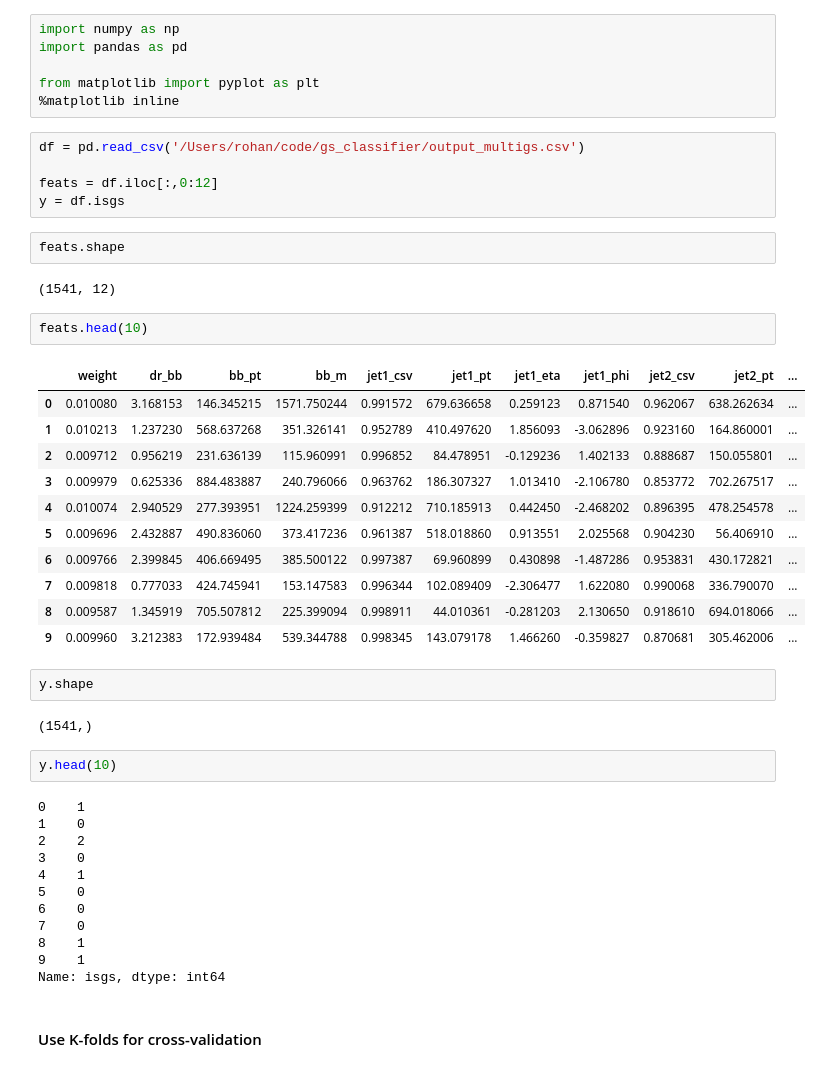
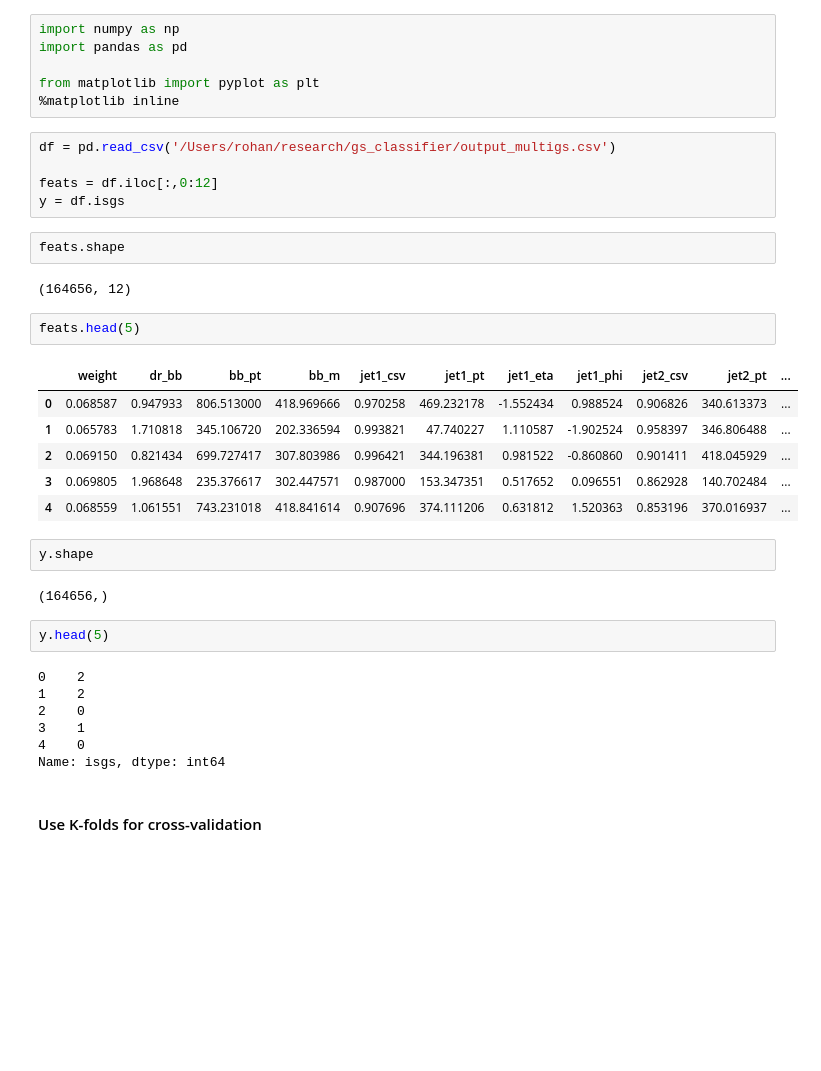
Before and after one commit to RohanBhandari/gs_classifier, a Jupyter notebook: multi-gs_classifier.ipynb, the cells around one changed output. Cells and saved outputs as stored; diff of their text form; blank space fills up the shorter version.

```diff
--- a/multi-gs_classifier.ipynb
+++ b/multi-gs_classifier.ipynb
@@ -12,45 +12,35 @@ import pandas as pd
 from matplotlib import pyplot as plt
 %matplotlib inline
 # %%
-df = pd.read_csv('/Users/rohan/code/gs_classifier/output_multigs.csv')
+df = pd.read_csv('/Users/rohan/research/gs_classifier/output_multigs.csv')
 
 feats = df.iloc[:,0:12]
 y = df.isgs
 # %%
 feats.shape
 # %% [output]
-(1541, 12)
+(164656, 12)
 # %%
-feats.head(10)
+feats.head(5)
 # %% [output]
 |  | weight | dr_bb | bb_pt | bb_m | jet1_csv | jet1_pt | jet1_eta | jet1_phi | jet2_csv | jet2_pt | ... |
-| 0 | 0.010080 | 3.168153 | 146.345215 | 1571.750244 | 0.991572 | 679.636658 | 0.259123 | 0.871540 | 0.962067 | 638.262634 | ... |
-| 1 | 0.010213 | 1.237230 | 568.637268 | 351.326141 | 0.952789 | 410.497620 | 1.856093 | -3.062896 | 0.923160 | 164.860001 | ... |
-| 2 | 0.009712 | 0.956219 | 231.636139 | 115.960991 | 0.996852 | 84.478951 | -0.129236 | 1.402133 | 0.888687 | 150.055801 | ... |
-| 3 | 0.009979 | 0.625336 | 884.483887 | 240.796066 | 0.963762 | 186.307327 | 1.013410 | -2.106780 | 0.853772 | 702.267517 | ... |
-| 4 | 0.010074 | 2.940529 | 277.393951 | 1224.259399 | 0.912212 | 710.185913 | 0.442450 | -2.468202 | 0.896395 | 478.254578 | ... |
-| 5 | 0.009696 | 2.432887 | 490.836060 | 373.417236 | 0.961387 | 518.018860 | 0.913551 | 2.025568 | 0.904230 | 56.406910 | ... |
-| 6 | 0.009766 | 2.399845 | 406.669495 | 385.500122 | 0.997387 | 69.960899 | 0.430898 | -1.487286 | 0.953831 | 430.172821 | ... |
-| 7 | 0.009818 | 0.777033 | 424.745941 | 153.147583 | 0.996344 | 102.089409 | -2.306477 | 1.622080 | 0.990068 | 336.790070 | ... |
-| 8 | 0.009587 | 1.345919 | 705.507812 | 225.399094 | 0.998911 | 44.010361 | -0.281203 | 2.130650 | 0.918610 | 694.018066 | ... |
-| 9 | 0.009960 | 3.212383 | 172.939484 | 539.344788 | 0.998345 | 143.079178 | 1.466260 | -0.359827 | 0.870681 | 305.462006 | ... |
+| 0 | 0.068587 | 0.947933 | 806.513000 | 418.969666 | 0.970258 | 469.232178 | -1.552434 | 0.988524 | 0.906826 | 340.613373 | ... |
+| 1 | 0.065783 | 1.710818 | 345.106720 | 202.336594 | 0.993821 | 47.740227 | 1.110587 | -1.902524 | 0.958397 | 346.806488 | ... |
+| 2 | 0.069150 | 0.821434 | 699.727417 | 307.803986 | 0.996421 | 344.196381 | 0.981522 | -0.860860 | 0.901411 | 418.045929 | ... |
+| 3 | 0.069805 | 1.968648 | 235.376617 | 302.447571 | 0.987000 | 153.347351 | 0.517652 | 0.096551 | 0.862928 | 140.702484 | ... |
+| 4 | 0.068559 | 1.061551 | 743.231018 | 418.841614 | 0.907696 | 374.111206 | 0.631812 | 1.520363 | 0.853196 | 370.016937 | ... |
 # %%
 y.shape
 # %% [output]
-(1541,)
+(164656,)
 # %%
-y.head(10)
+y.head(5)
 # %% [output]
-0    1
-1    0
-2    2
-3    0
-4    1
-5    0
-6    0
-7    0
-8    1
-9    1
+0    2
+1    2
+2    0
+3    1
+4    0
 Name: isgs, dtype: int64
 # %% [markdown]
 #### Use K-folds for cross-validation
```
Also changed, not shown: parts of 6 cells of this notebook, 1 other file.
